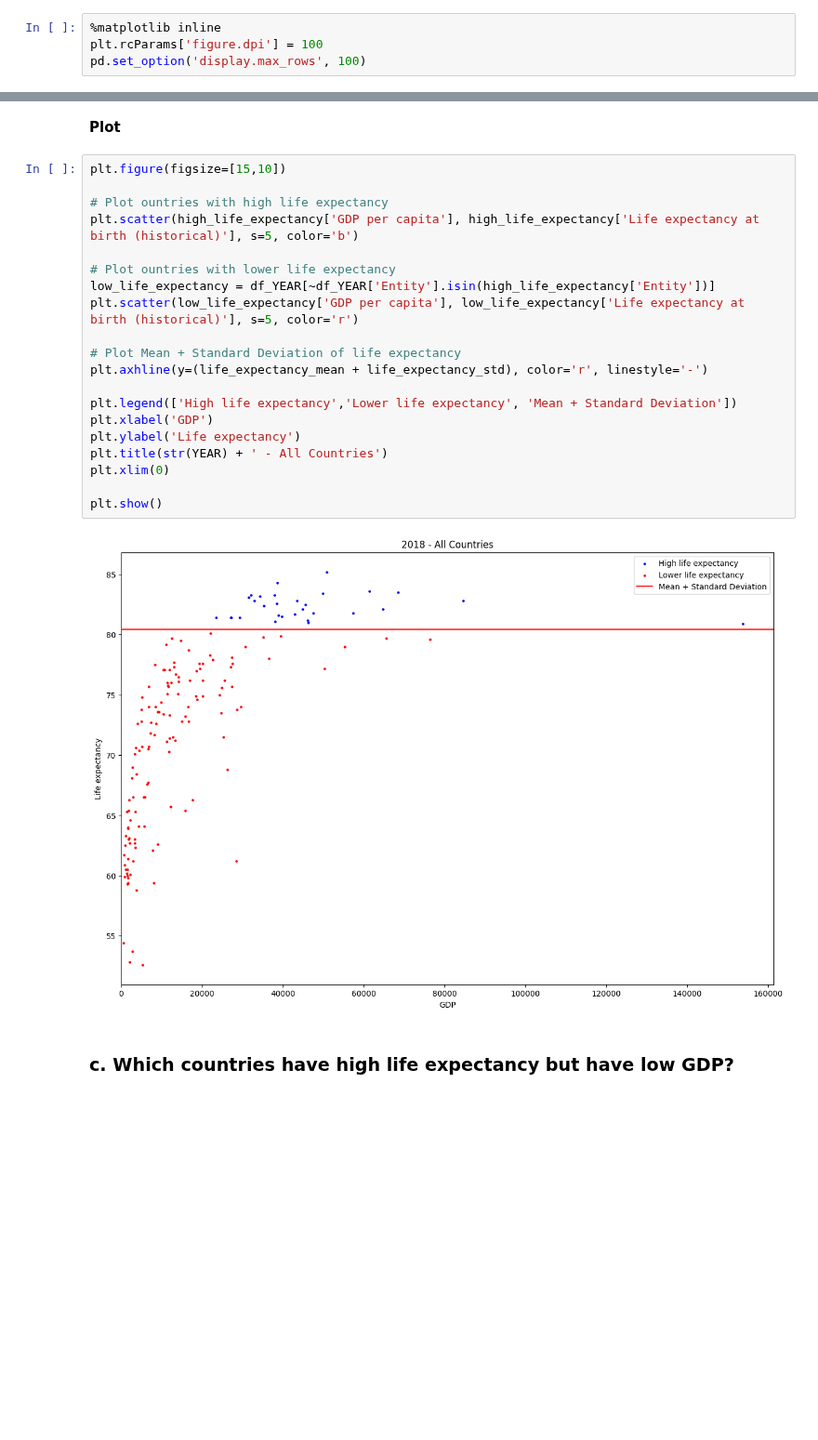
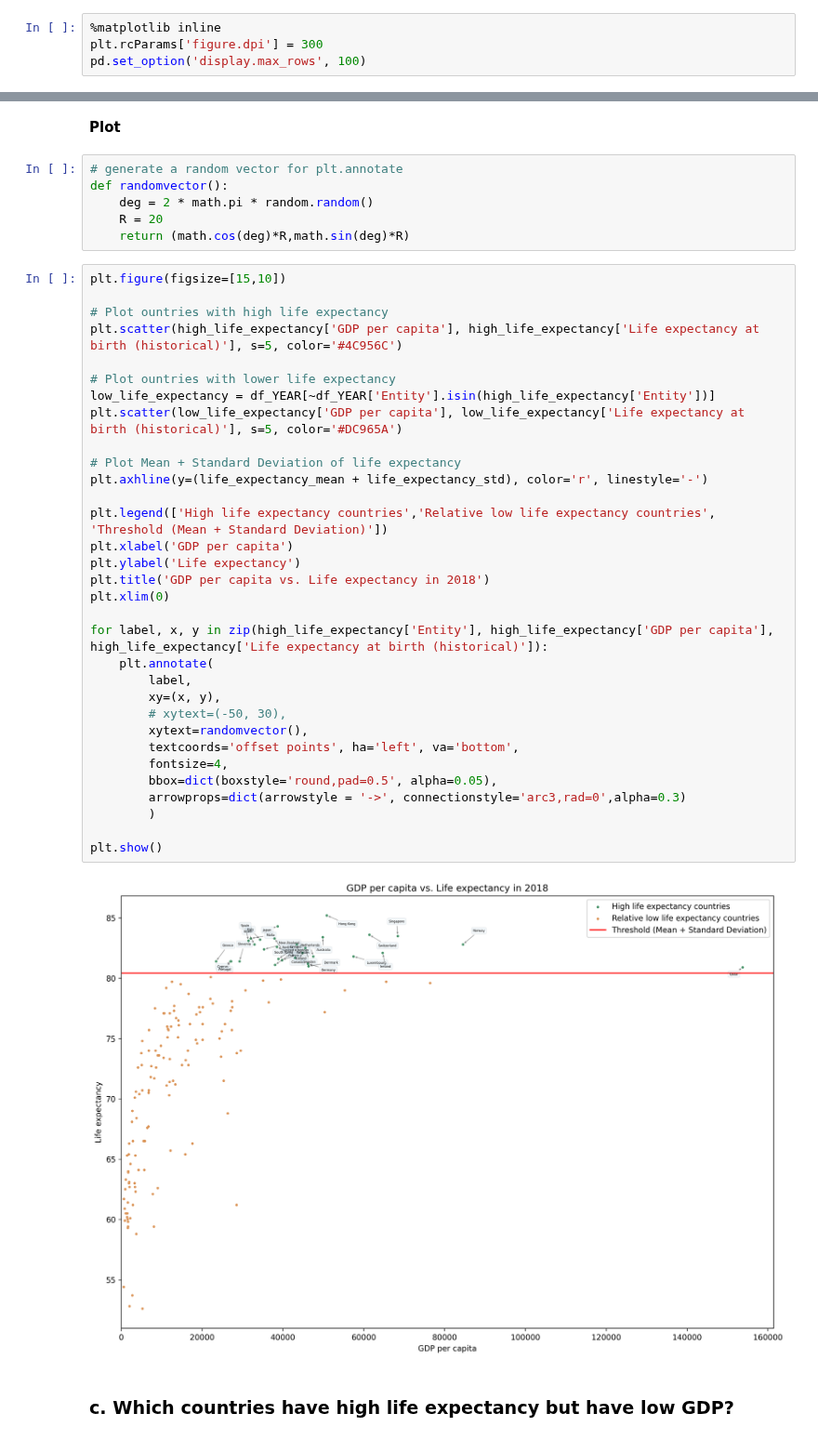
Before and after one commit to chenbin234/DAT405-DIT407-Introduction-to-data-science-and-AI, a Jupyter notebook: Assignment_1/Bingcheng/intro_to_AI_ass1_D.ipynb, the cells around one changed output, grey strips where cells are left out. Shown at 93% size. Drawn from its saved outputs; the diff is of its cells as text; blank space fills up the shorter version.

```diff
--- a/Assignment_1/Bingcheng/intro_to_AI_ass1_D.ipynb
+++ b/Assignment_1/Bingcheng/intro_to_AI_ass1_D.ipynb
@@ -18,6 +20,6 @@ import matplotlib.pyplot as plt
 # %%
 %matplotlib inline
-plt.rcParams['figure.dpi'] = 100
+plt.rcParams['figure.dpi'] = 300
 pd.set_option('display.max_rows', 100)
 # %% [markdown]
 **Load datasets**
@@ -169,28 +194,46 @@ Countries with high life expectancy:
 | 7292 | United Kingdom | 81.1 |
 # %% [markdown]
 **Plot**
+# %%
+# generate a random vector for plt.annotate
+def randomvector():
+    deg = 2 * math.pi * random.random()
+    R = 20
+    return (math.cos(deg)*R,math.sin(deg)*R)
 # %%
 plt.figure(figsize=[15,10])
 
 # Plot ountries with high life expectancy
-plt.scatter(high_life_expectancy['GDP per capita'], high_life_expectancy['Life expectancy at birth (historical)'], s=5, color='b')
+plt.scatter(high_life_expectancy['GDP per capita'], high_life_expectancy['Life expectancy at birth (historical)'], s=5, color='#4C956C')
 
 # Plot ountries with lower life expectancy
 low_life_expectancy = df_YEAR[~df_YEAR['Entity'].isin(high_life_expectancy['Entity'])]
-plt.scatter(low_life_expectancy['GDP per capita'], low_life_expectancy['Life expectancy at birth (historical)'], s=5, color='r')
+plt.scatter(low_life_expectancy['GDP per capita'], low_life_expectancy['Life expectancy at birth (historical)'], s=5, color='#DC965A')
 
 # Plot Mean + Standard Deviation of life expectancy
 plt.axhline(y=(life_expectancy_mean + life_expectancy_std), color='r', linestyle='-')
 
-plt.legend(['High life expectancy','Lower life expectancy', 'Mean + Standard Deviation'])
-plt.xlabel('GDP')
+plt.legend(['High life expectancy countries','Relative low life expectancy countries', 'Threshold (Mean + Standard Deviation)'])
+plt.xlabel('GDP per capita')
 plt.ylabel('Life expectancy')
-plt.title(str(YEAR) + ' - All Countries')
+plt.title('GDP per capita vs. Life expectancy in 2018')
 plt.xlim(0)
 
+for label, x, y in zip(high_life_expectancy['Entity'], high_life_expectancy['GDP per capita'], high_life_expectancy['Life expectancy at birth (historical)']):
+    plt.annotate(
+        label,
+        xy=(x, y),
+        # xytext=(-50, 30),
+        xytext=randomvector(),
+        textcoords='offset points', ha='left', va='bottom',
+        fontsize=4,
+        bbox=dict(boxstyle='round,pad=0.5', alpha=0.05),
+        arrowprops=dict(arrowstyle = '->', connectionstyle='arc3,rad=0',alpha=0.3)
+        )
+
 plt.show()
 # %% [output]
-[figure, old version]
+[figure, new version]
 # %% [markdown]
 ### c. Which countries have high life expectancy but have low GDP?
 # %% [markdown]
```
Also changed, not shown: parts of 7 cells of this notebook, 13 other files.
